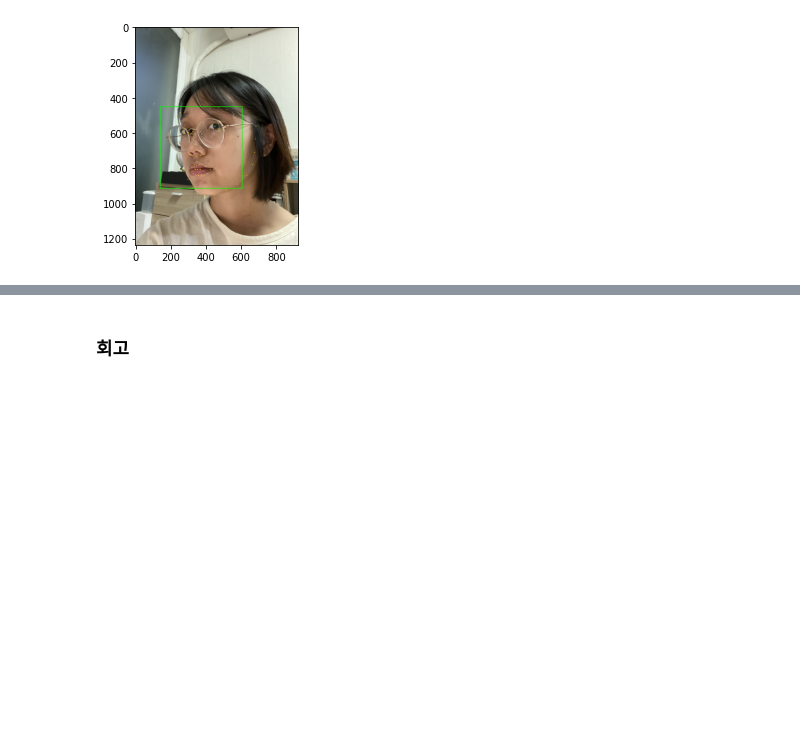
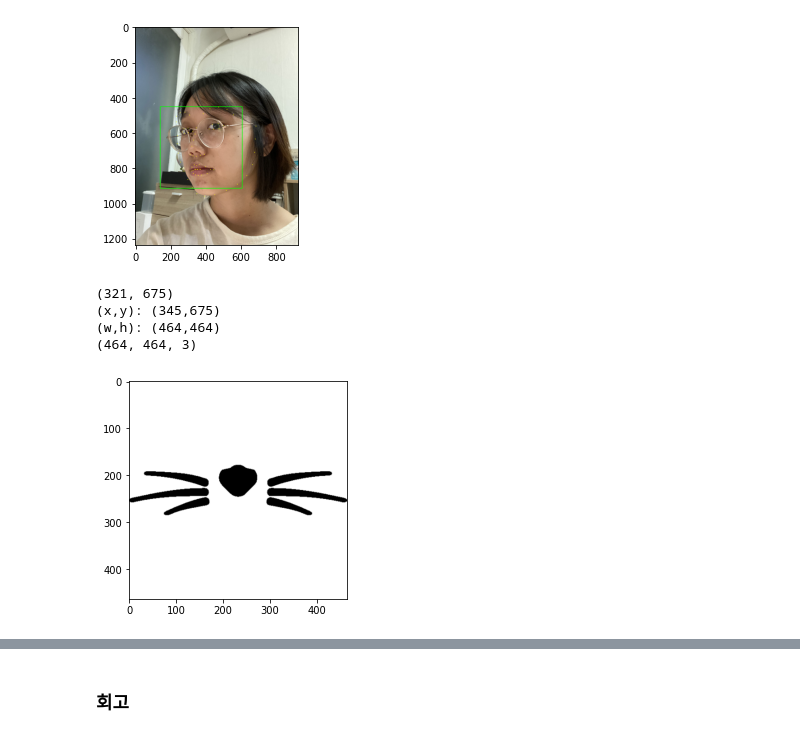
Before and after one commit to GH-Jo/AIFFEL, a Jupyter notebook: Exploration/[Exp-07]Camera_sticker.ipynb, the cells around one changed output, grey strips where cells are left out. Saved outputs shown, nothing was run; the diff lists cells and outputs as text; code cells hidden in the pictures; blank space fills up the shorter version.

Commit message:
Update [Exp-07]Camera_sticker

```diff
--- a/Exploration/[Exp-07]Camera_sticker.ipynb
+++ b/Exploration/[Exp-07]Camera_sticker.ipynb
@@ -197,3 +197,24 @@ rectangles[[(142, 451) (605, 913)]]
 [figure]
 68
 [figure]
+# %%
+for dlib_rect, landmark in zip(dlib_rects, list_landmarks):
+    print(landmark[30])
+    x = landmark[33][0] #+ landmark[33][0]) // 2
+    y = landmark[30][1]
+    w = h = dlib_rect.width()
+    print(f'(x,y): ({x},{y})')
+    print(f'(w,h): ({w},{h})')
+
+    sticker_path = os.path.join(os.getenv("HOME"), 'aiffel/camera_sticker/images/cat-whiskers.png')
+    img_sticker = cv2.imread(sticker_path)
+    img_sticker = cv2.resize(img_sticker, (w,h))
+    print(img_sticker.shape)
+    plt.imshow(img_sticker)
+    plt.show()
+# %% [output]
+(321, 675)
+(x,y): (345,675)
+(w,h): (464,464)
+(464, 464, 3)
+[figure, added]
```
Also changed, not shown: parts of 14 cells of this notebook.
